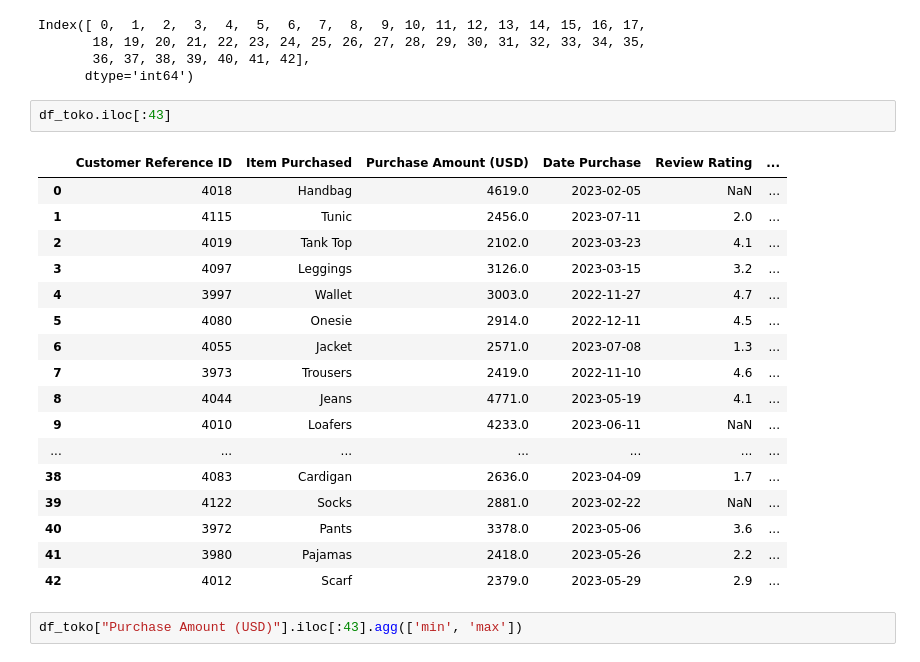
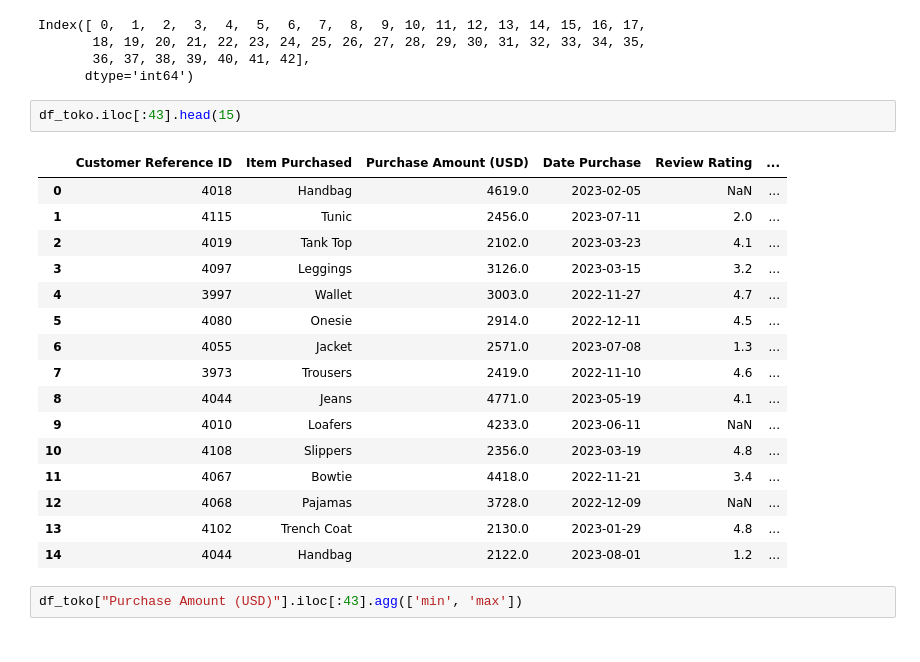
Before and after one commit to sutarozu/fashion-retail-project, a Jupyter notebook: notebook/analisis_penjualan_fashion.ipynb, the cells around one changed output. Drawn from its saved outputs; the diff is of its cells as text.

```diff
--- a/notebook/analisis_penjualan_fashion.ipynb
+++ b/notebook/analisis_penjualan_fashion.ipynb
@@ -267,25 +278,24 @@ Index([ 0,  1,  2,  3,  4,  5,  6,  7,  8,  9, 10, 11, 12, 13, 14, 15, 16, 17,
        36, 37, 38, 39, 40, 41, 42],
       dtype='int64')
 # %%
-df_toko.iloc[:43]
+df_toko.iloc[:43].head(15)
 # %% [output]
 |  | Customer Reference ID | Item Purchased | Purchase Amount (USD) | Date Purchase | Review Rating | ... |
 | 0 | 4018 | Handbag | 4619.0 | 2023-02-05 | NaN | ... |
 | 1 | 4115 | Tunic | 2456.0 | 2023-07-11 | 2.0 | ... |
 | 2 | 4019 | Tank Top | 2102.0 | 2023-03-23 | 4.1 | ... |
 | 3 | 4097 | Leggings | 3126.0 | 2023-03-15 | 3.2 | ... |
 | 4 | 3997 | Wallet | 3003.0 | 2022-11-27 | 4.7 | ... |
 | 5 | 4080 | Onesie | 2914.0 | 2022-12-11 | 4.5 | ... |
 | 6 | 4055 | Jacket | 2571.0 | 2023-07-08 | 1.3 | ... |
 | 7 | 3973 | Trousers | 2419.0 | 2022-11-10 | 4.6 | ... |
 | 8 | 4044 | Jeans | 4771.0 | 2023-05-19 | 4.1 | ... |
 | 9 | 4010 | Loafers | 4233.0 | 2023-06-11 | NaN | ... |
-| ... | ... | ... | ... | ... | ... | ... |
-| 38 | 4083 | Cardigan | 2636.0 | 2023-04-09 | 1.7 | ... |
-| 39 | 4122 | Socks | 2881.0 | 2023-02-22 | NaN | ... |
-| 40 | 3972 | Pants | 3378.0 | 2023-05-06 | 3.6 | ... |
-| 41 | 3980 | Pajamas | 2418.0 | 2023-05-26 | 2.2 | ... |
-| 42 | 4012 | Scarf | 2379.0 | 2023-05-29 | 2.9 | ... |
+| 10 | 4108 | Slippers | 2356.0 | 2023-03-19 | 4.8 | ... |
+| 11 | 4067 | Bowtie | 4418.0 | 2022-11-21 | 3.4 | ... |
+| 12 | 4068 | Pajamas | 3728.0 | 2022-12-09 | NaN | ... |
+| 13 | 4102 | Trench Coat | 2130.0 | 2023-01-29 | 4.8 | ... |
+| 14 | 4044 | Handbag | 2122.0 | 2023-08-01 | 1.2 | ... |
 # %%
 df_toko["Purchase Amount (USD)"].iloc[:43].agg(['min', 'max'])
 # %% [output]
```
Also changed, not shown: parts of 7 cells of this notebook.
